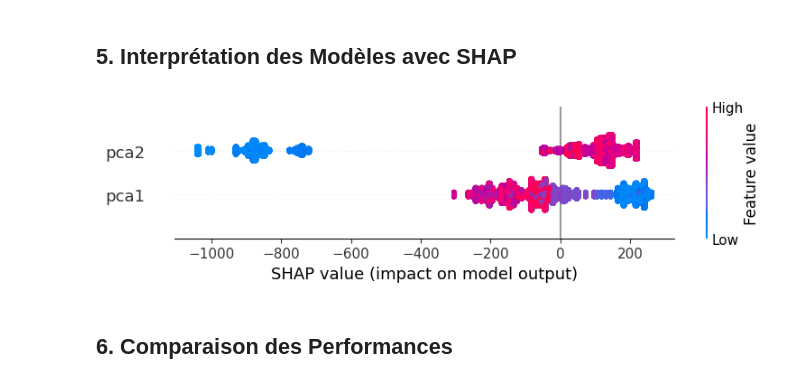
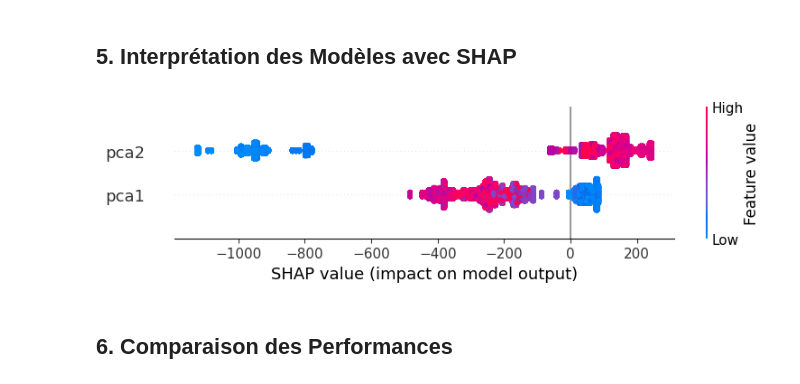
Before and after one commit to NaimLehbiben/Machine-Learning, a Jupyter notebook: notebook.ipynb, the cells around one changed output. Cells and saved outputs as stored; diff of their text form; code cells hidden in the pictures.

```diff
--- a/notebook.ipynb
+++ b/notebook.ipynb
@@ -80,7 +80,7 @@ train_sample = train_data.sample(n=50000, random_state=42)
 ## 2. Modèle de Référence : Régression Logistique
 # %%
 # Régression logistique
-logistic_regression = LogisticRegression(max_iter=10)
+logistic_regression = LogisticRegression(max_iter=5)
 logistic_regression.fit(train_sample[['pca1', 'pca2']], train_sample['y'])
 
 # Prédictions
@@ -147,16 +147,16 @@ MAPE SVM: 0.8784313076295902
 ## 5. Interprétation des Modèles avec SHAP
 # %%
 # Utiliser shap.sample pour réduire l'échantillon des données d'arrière-plan
-background_sample = shap.sample(train_sample[['pca1', 'pca2']], 3)
+background_sample = shap.sample(train_sample[['pca1', 'pca2']], 2)
 
 # Calcul des valeurs SHAP pour le modèle SVM
 explainer = shap.KernelExplainer(best_svm.predict, background_sample)
 shap_values = explainer.shap_values(test_data[['pca1', 'pca2']])
 
 # Visualiser les valeurs SHAP
 shap.summary_plot(shap_values, test_data[['pca1', 'pca2']])
 # %% [output]
-[figure, old version]
+[figure, new version]
 # %% [markdown]
 ## 6. Comparaison des Performances
 # %%
```
Also changed, not shown: parts of 3 cells of this notebook, 1 other file.
